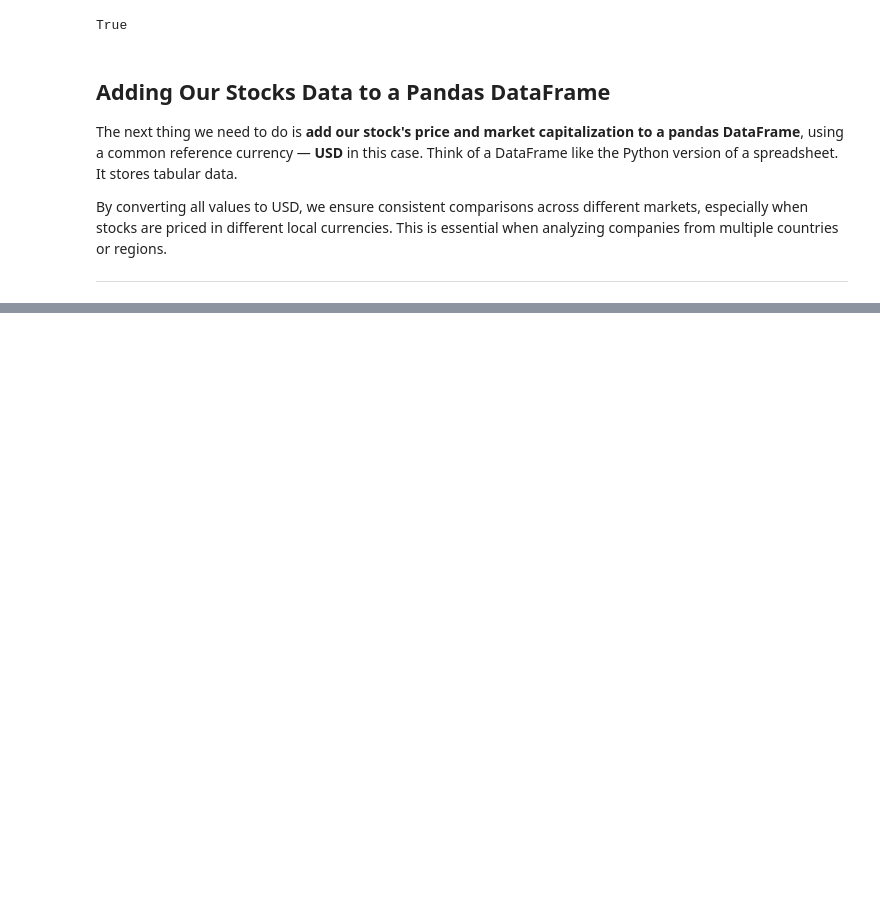
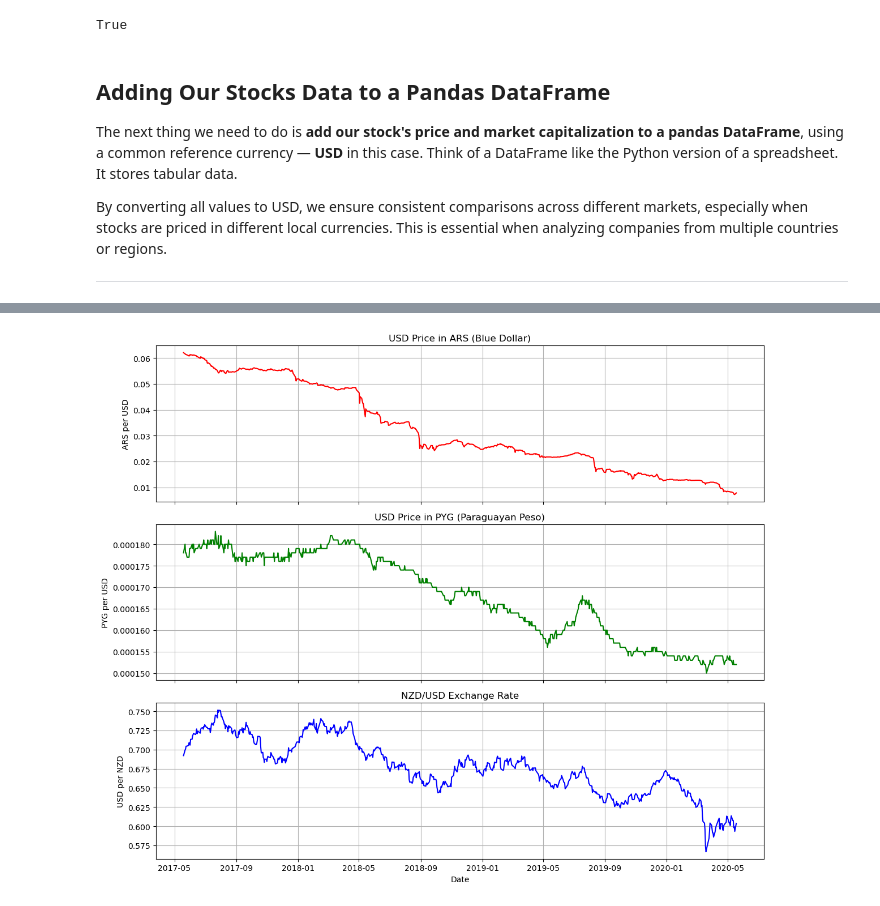
Before and after one commit to spinortechnologies/spinortechnologies, a Jupyter notebook: Learn Development Algorithmic Strategy.ipynb, the cells around one changed output, grey strips where cells are left out. Drawn from its saved outputs; the diff is of its cells as text; code cells hidden in the pictures; blank space fills up the shorter version.

```diff
--- a/Learn Development Algorithmic Strategy.ipynb
+++ b/Learn Development Algorithmic Strategy.ipynb
@@ -372,8 +378,8 @@ bluepeso = bluepeso.rename(columns={'category': 'date', 'valor': 'price'})
 bluepeso.set_index('date', inplace=True)
 
 # Load Paraguayan peso data
-peso_paraguayo = pd.read_csv("PYG_USD_daily.csv")
-print(peso_paraguayo)
+peso_paraguayo = pd.read_csv("PYG_USD_daily1.csv")
+
 
 # Keep only relevant columns
 peso_paraguayo = peso_paraguayo.loc[:, ['Price', 'Date']]
@@ -394,12 +400,12 @@ peso_paraguayo.set_index('date', inplace=True)
 common_dates = bluepeso.index.intersection(peso_paraguayo.index)
 
 # Filter both DataFrames to the common date range
-bluepeso_common = bluepeso.loc[common_dates]
-peso_paraguayo_common = peso_paraguayo.loc[common_dates]
+bluepeso = bluepeso.loc[common_dates]
+peso_paraguayo = peso_paraguayo.loc[common_dates]
 
 # Display result
 print("Blue peso (filtered):")
-print(bluepeso_common.tail())
+print(bluepeso.head())
 print("\nParaguayan peso (filtered):")
-print(peso_paraguayo_common.tail(100))
+print(peso_paraguayo.head())
 # %% [output]
@@ -731,0 +611,79 @@ Index: []
+# %%
+
+
+# Define time range for analysis
+start_date = pd.to_datetime('2017-05-18')
+end_date = pd.to_datetime('2020-05-18')
+
+# Invert the exchange rate to get ARS/USD instead of USD/ARS
+bluepeso['price'] = 1 / bluepeso['price']
+
+# Take the log of ARS/USD prices
+log_ARS_USD = np.log(bluepeso)
+log_ARS_USD = log_ARS_USD.loc[start_date:end_date]
+bluepeso = bluepeso.loc[start_date:end_date]
+
+# Align datasets to a common date index
+common_index = log_ARS_USD.index.intersection(peso_paraguayo.index).intersection(NZD_USD.index)
+
+# Take the log of PYG/USD prices using common index
+log_PYG_USD = np.log(peso_paraguayo.loc[common_index])
+peso_paraguayo = peso_paraguayo.loc[start_date:end_date]
+
+# Take the log of NZD/USD and restrict to the selected date range
+log_NZD_USD = np.log(NZD_USD.loc[start_date:end_date])
+NZD_USD = NZD_USD.loc[start_date:end_date]
+
+# Plot the raw prices of each asset in separate subplots
+fig, axes = plt.subplots(3, 1, figsize=(12, 10), sharex=True)
+
+# --- Subplot 1: USD price in ARS (Blue Dollar) ---
+axes[0].plot(bluepeso.index, bluepeso['price'], color='red')
+axes[0].set_title('USD Price in ARS (Blue Dollar)')
+axes[0].set_ylabel('ARS per USD')
+axes[0].grid(True)
+
+# --- Subplot 2: USD price in PYG (Paraguayan Peso) ---
+axes[1].plot(peso_paraguayo.index, peso_paraguayo['price'], color='green')
+axes[1].set_title('USD Price in PYG (Paraguayan Peso)')
+axes[1].set_ylabel('PYG per USD')
+axes[1].grid(True)
+
+# --- Subplot 3: NZD/USD price ---
+axes[2].plot(NZD_USD.index, NZD_USD['price'], color='blue')
+axes[2].set_title('NZD/USD Exchange Rate')
+axes[2].set_ylabel('USD per NZD')
+axes[2].set_xlabel('Date')
+axes[2].grid(True)
+
+# Adjust layout
+plt.tight_layout()
+plt.show()
+
+
+# Combine all series into one DataFrame
+y = pd.concat([
+    log_ARS_USD['price'],
+    log_PYG_USD['price'],
+    log_NZD_USD['price']
+], axis=1)
+
+# Rename columns
+y.columns = ['ARS/USD', 'PYG/USD', 'NZD/USD']
+
+# Check summary statistics and missing values
+print(y[['PYG/USD', 'ARS/USD']].describe())
+print(y[['PYG/USD', 'ARS/USD']].isna().sum())
+print(y[['PYG/USD', 'ARS/USD']].dropna().head())
+
+# Plot comparison of log exchange rates
+y[['PYG/USD', 'ARS/USD', 'NZD/USD']].plot(figsize=(10, 5))
+plt.title('Comparison: PYG/USD vs ARS/USD vs NZD/USD (2018–2020)')
+plt.xlabel('Date')
+plt.ylabel('Log(USD per local currency unit)')
+plt.grid(True)
+plt.legend(['PYG/USD', 'ARS/USD', 'NZD/USD'])
+plt.tight_layout()
+plt.show()
+# %% [output]
+[figure, added]
```
Also changed, not shown: parts of 19 cells of this notebook, 1 other file.
